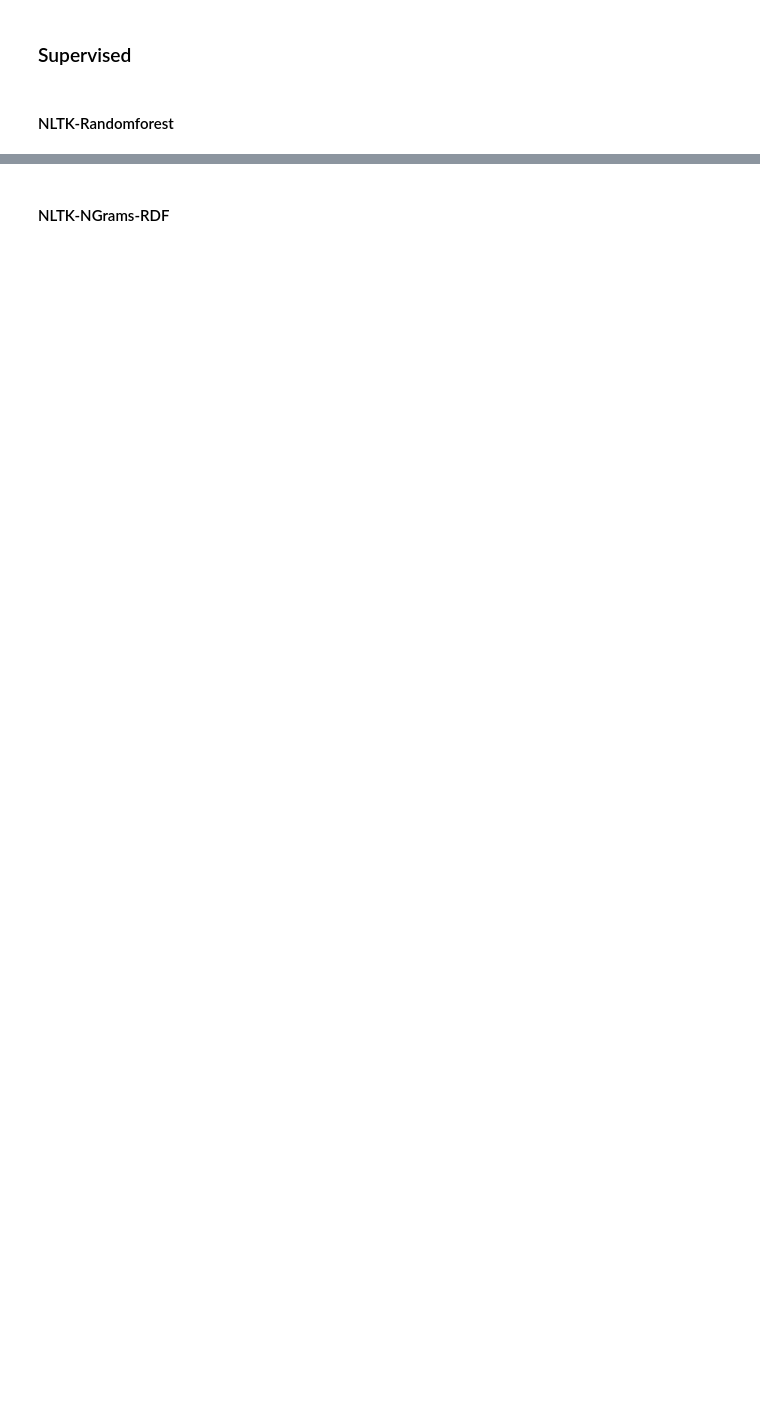
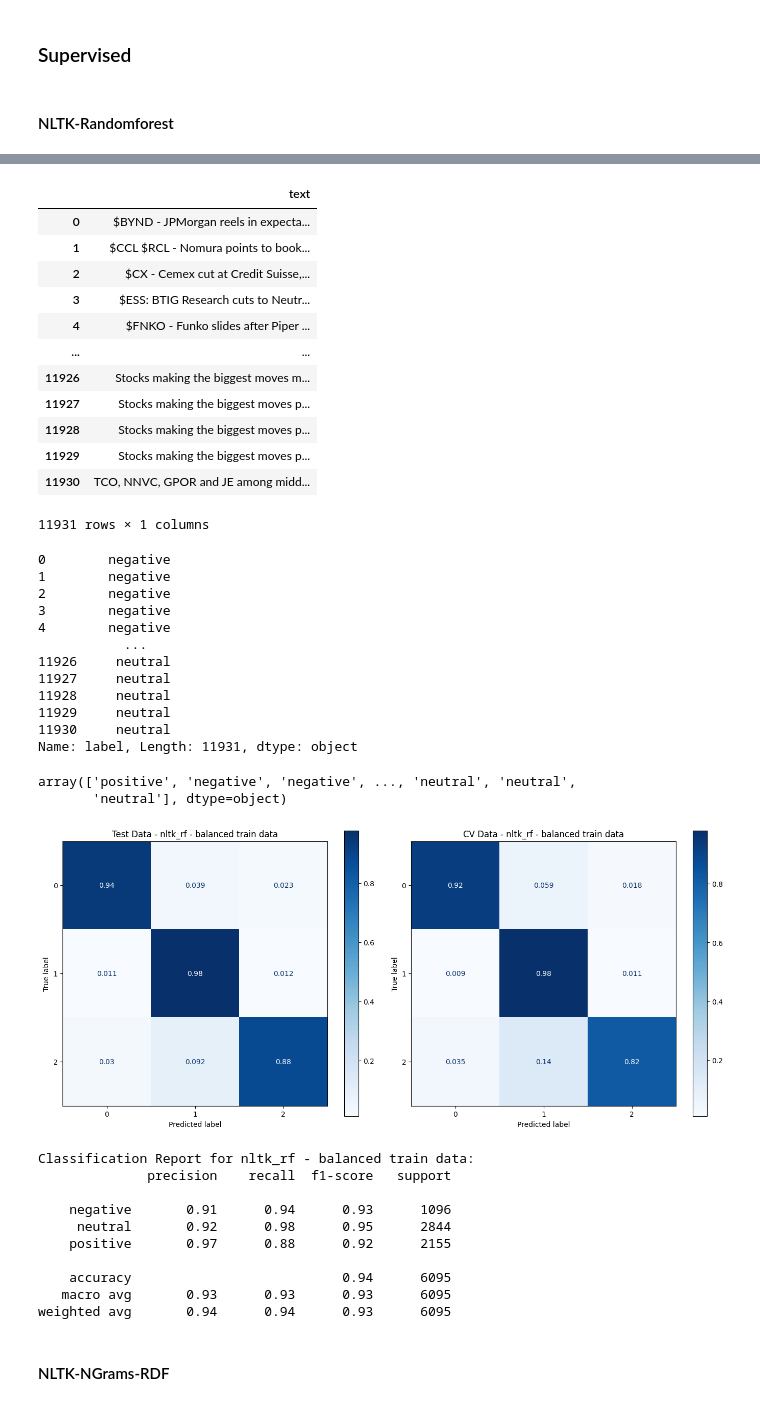
Before and after one commit to NiklasSeitherDHBW/NLP-CrowdFlow, a Jupyter notebook: src/models.ipynb, the cells around one changed output, grey strips where cells are left out. Drawn from its saved outputs; the diff is of its cells as text; code cells hidden in the pictures; blank space fills up the shorter version.

```diff
--- a/src/models.ipynb
+++ b/src/models.ipynb
@@ -90,19 +86,20 @@ nltk_rf_model = utils.CustomPipeline(
     df_tweets,
     FEATURES,
     TARGET,
+    df_cv = df_cv,
     steps=[
         ("preprocessor", ColumnTransformer(
              transformers=[
                 (f'nltk_{feature}', Pipeline([
                 ('compound_splitter', utils.CompoundWordSplitter()),
                 ('tokenizer', utils.NLTKTokenizer()),
-                ('tfidf', TfidfVectorizer())
+                ('tfidf', TfidfVectorizer(tokenizer=None, preprocessor=None))
             ]), feature) for feature in FEATURES]
         )),
-        ("classifier", RandomForestClassifier(random_state=config.RANDOM_STATE, max_depth=35))
+        ("classifier", RandomForestClassifier(random_state=config.RANDOM_STATE))
     ],
     model_name="nltk_rf"
 )
 # %%
-# nltk_rf_model.fit(False)
-# nltk_rf_model.fit(True)
+nltk_rf_model.fit(False)
+nltk_rf_model.fit(True)
@@ -109,6 +111,45 @@ nltk_rf_model = utils.CustomPipeline(
 # %%
-# nltk_rf_model.evaluate(False, False)
-# nltk_rf_model.evaluate(True, False)
+# nltk_rf_model.evaluate(False)
+nltk_rf_model.evaluate(True)
+# %% [output]
+|  | text |
+| 0 | $BYND - JPMorgan reels in expecta... |
+| 1 | $CCL $RCL - Nomura points to book... |
+| 2 | $CX - Cemex cut at Credit Suisse,... |
+| 3 | $ESS: BTIG Research cuts to Neutr... |
+| 4 | $FNKO - Funko slides after Piper ... |
+| ... | ... |
+| 11926 | Stocks making the biggest moves m... |
+| 11927 | Stocks making the biggest moves p... |
+| 11928 | Stocks making the biggest moves p... |
+| 11929 | Stocks making the biggest moves p... |
+| 11930 | TCO, NNVC, GPOR and JE among midd... |
+11931 rows × 1 columns
+0        negative
+1        negative
+2        negative
+3        negative
+4        negative
+           ...
+11926     neutral
+11927     neutral
+11928     neutral
+11929     neutral
+11930     neutral
+Name: label, Length: 11931, dtype: object
+array(['positive', 'negative', 'negative', ..., 'neutral', 'neutral',
+       'neutral'], dtype=object)
+[figure, added]
+Classification Report for nltk_rf - balanced train data:
+              precision    recall  f1-score   support
+
+    negative       0.91      0.94      0.93      1096
+     neutral       0.92      0.98      0.95      2844
+    positive       0.97      0.88      0.92      2155
+
+    accuracy                           0.94      6095
+   macro avg       0.93      0.93      0.93      6095
+weighted avg       0.94      0.94      0.93      6095
 # %%
 # nltk_rf_model.dump("../res/models")
 # %% [markdown]
```
Also changed, not shown: parts of 13 cells of this notebook, 7 other files.
